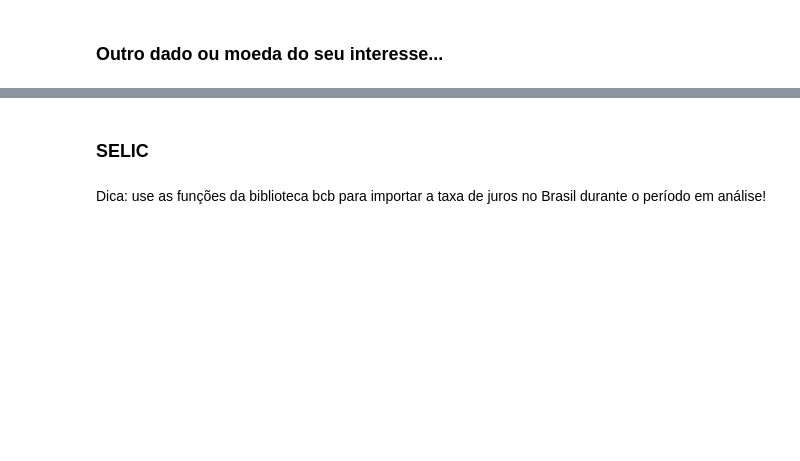
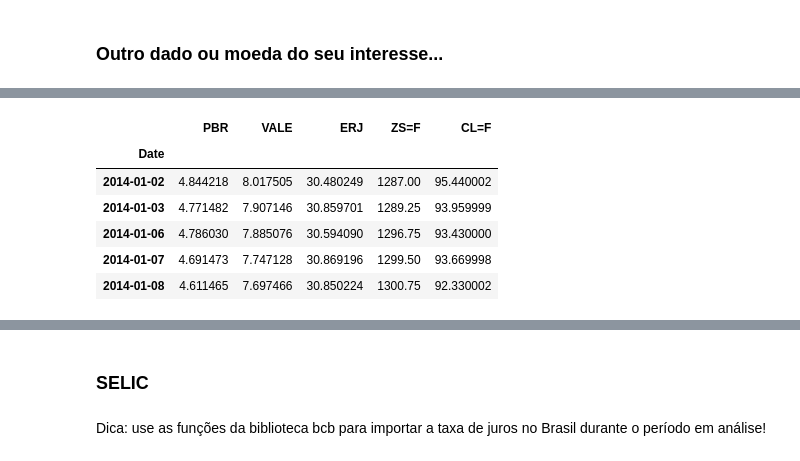
Before and after one commit to JVitorCarv/predicao-tesouro-direto, a Jupyter notebook: JOSÉ_VITOR_VELOZO_DE_CARVALHO_Prática_04_Avaliação_de_Regressores.ipynb, the cells around one changed output, grey strips where cells are left out. Drawn from its saved outputs; the diff is of its cells as text; code cells hidden in the pictures; blank space fills up the shorter version.

```diff
--- a/JOSÉ_VITOR_VELOZO_DE_CARVALHO_Prática_04_Avaliação_de_Regressores.ipynb
+++ b/JOSÉ_VITOR_VELOZO_DE_CARVALHO_Prática_04_Avaliação_de_Regressores.ipynb
@@ -281,0 +337,10 @@ Agora, vamos adicionar valores de ações brasileiras da Petrobrás, Embraer e S
+# %%
+stock_df.head()
+# %% [output]
+|  | PBR | VALE | ERJ | ZS=F | CL=F |
+| Date |  |  |  |  |  |
+| 2014-01-02 | 4.844218 | 8.017505 | 30.480249 | 1287.00 | 95.440002 |
+| 2014-01-03 | 4.771482 | 7.907146 | 30.859701 | 1289.25 | 93.959999 |
+| 2014-01-06 | 4.786030 | 7.885076 | 30.594090 | 1296.75 | 93.430000 |
+| 2014-01-07 | 4.691473 | 7.747128 | 30.869196 | 1299.50 | 93.669998 |
+| 2014-01-08 | 4.611465 | 7.697466 | 30.850224 | 1300.75 | 92.330002 |
```
Also changed, not shown: parts of 14 cells of this notebook.
